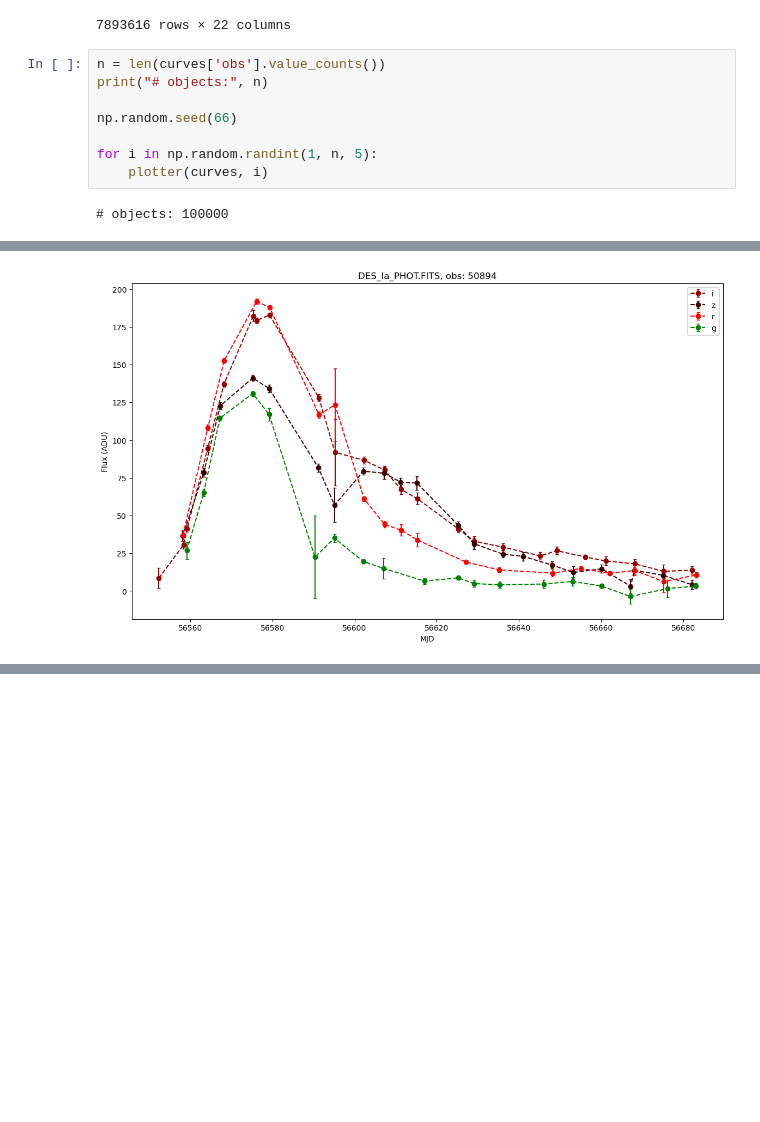
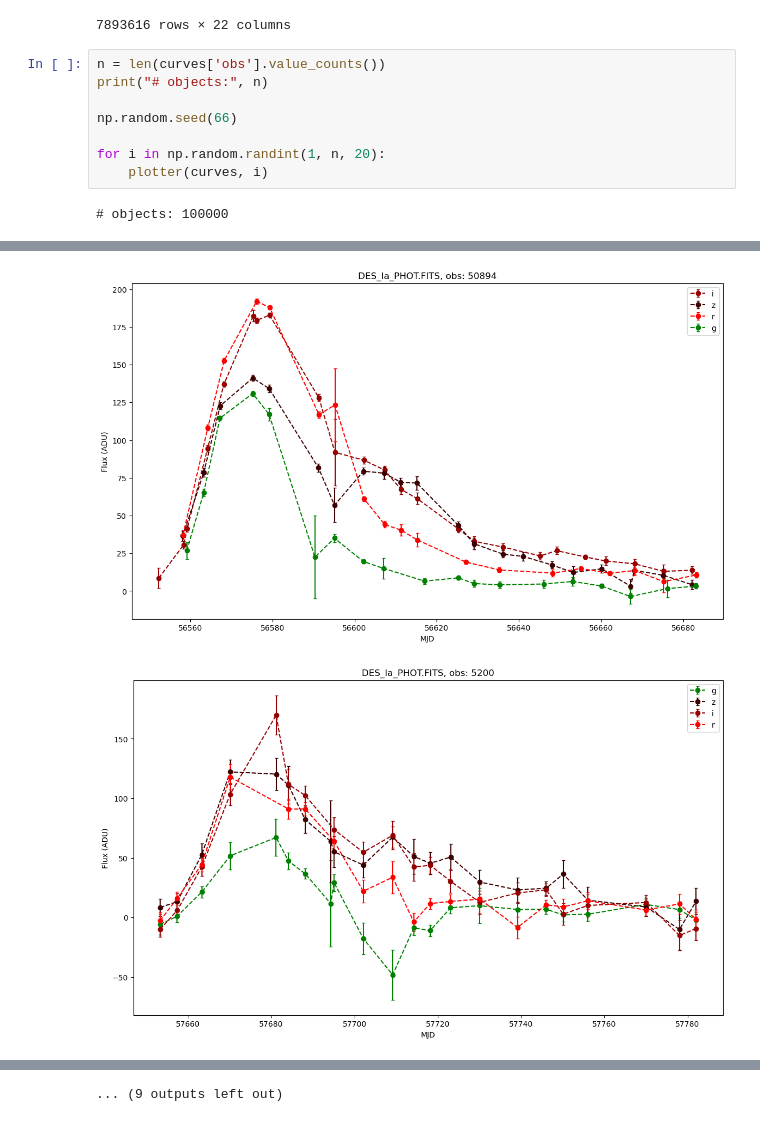
Before and after one commit to ale-cartes/Supernovae-Complete-Pipeline, a Jupyter notebook: Lightcurves/Ia/DES/Ia_DES_curves.ipynb, the cells around one changed output, grey strips where cells are left out. Cells and saved outputs as stored; diff of their text form; blank space fills up the shorter version.

```diff
--- a/Lightcurves/Ia/DES/Ia_DES_curves.ipynb
+++ b/Lightcurves/Ia/DES/Ia_DES_curves.ipynb
@@ -52,15 +52,16 @@ curves
 # %%
 n = len(curves['obs'].value_counts())
 print("# objects:", n)
 
 np.random.seed(66)
 
-for i in np.random.randint(1, n, 5):
+for i in np.random.randint(1, n, 20):
     plotter(curves, i)
 # %% [output]
 # objects: 100000
 [figure]
 [figure]
 [figure]
 [figure]
 [figure]
+[figure, added]
@@ -66,0 +73 @@ for i in np.random.randint(1, n, 5):
+... (9 outputs left out)
```
Also changed, not shown: parts of 1 cell of this notebook, 3 other files.
